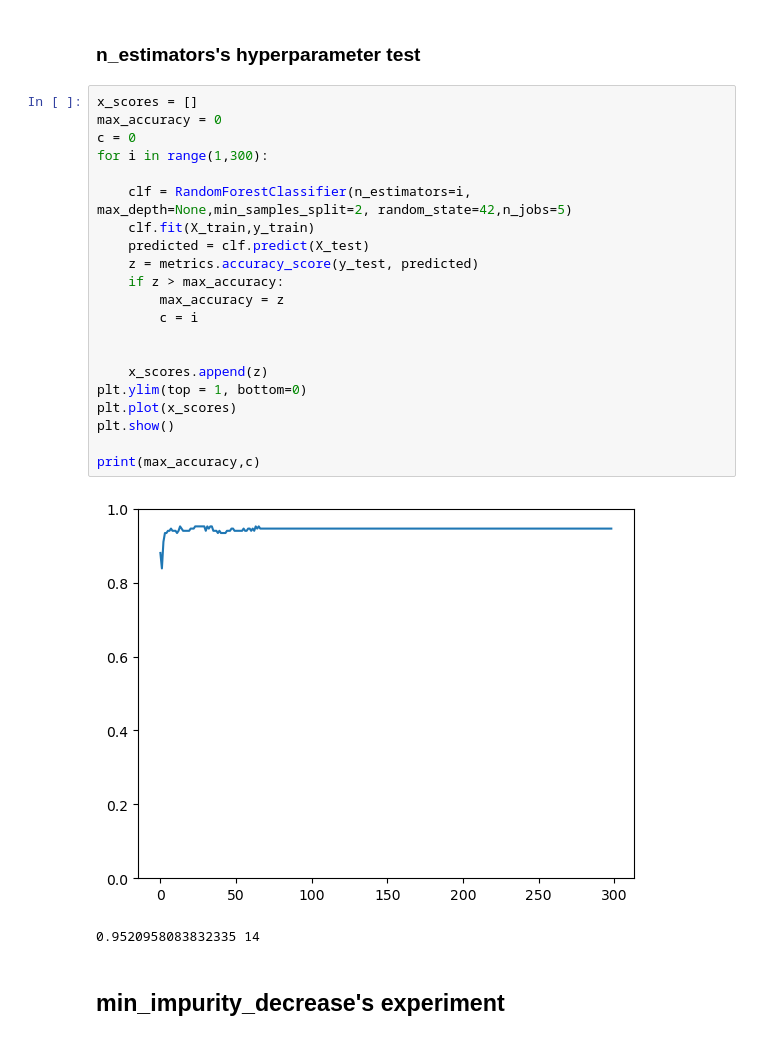
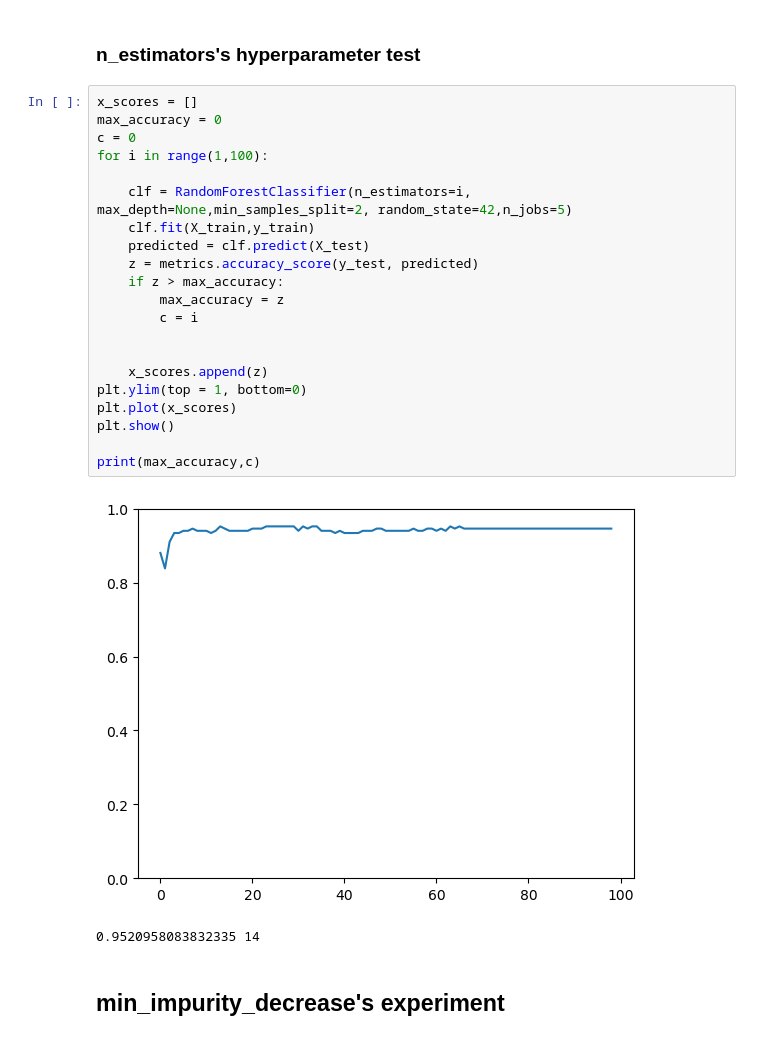
Before and after one commit to zhangchi233/assignment2_geo5017, a Jupyter notebook: code/model_construction.ipynb, the cells around one changed output. Cells and saved outputs as stored; diff of their text form.

```diff
--- a/code/model_construction.ipynb
+++ b/code/model_construction.ipynb
@@ -375,26 +387,26 @@ print(scores.mean())
 # %%
 x_scores = []
 max_accuracy = 0
 c = 0
-for i in range(1,300):
+for i in range(1,100):
 
     clf = RandomForestClassifier(n_estimators=i, max_depth=None,min_samples_split=2, random_state=42,n_jobs=5)
     clf.fit(X_train,y_train)
     predicted = clf.predict(X_test)
     z = metrics.accuracy_score(y_test, predicted)
     if z > max_accuracy:
         max_accuracy = z
         c = i
 
 
     x_scores.append(z)
 plt.ylim(top = 1, bottom=0)
 plt.plot(x_scores)
 plt.show()
 
 print(max_accuracy,c)
 # %% [output]
-[figure, old version]
+[figure, new version]
 0.9520958083832335 14
 # %% [markdown]
 ##  min_impurity_decrease's experiment
```
Also changed, not shown: parts of 6 cells of this notebook, 1 other file.
